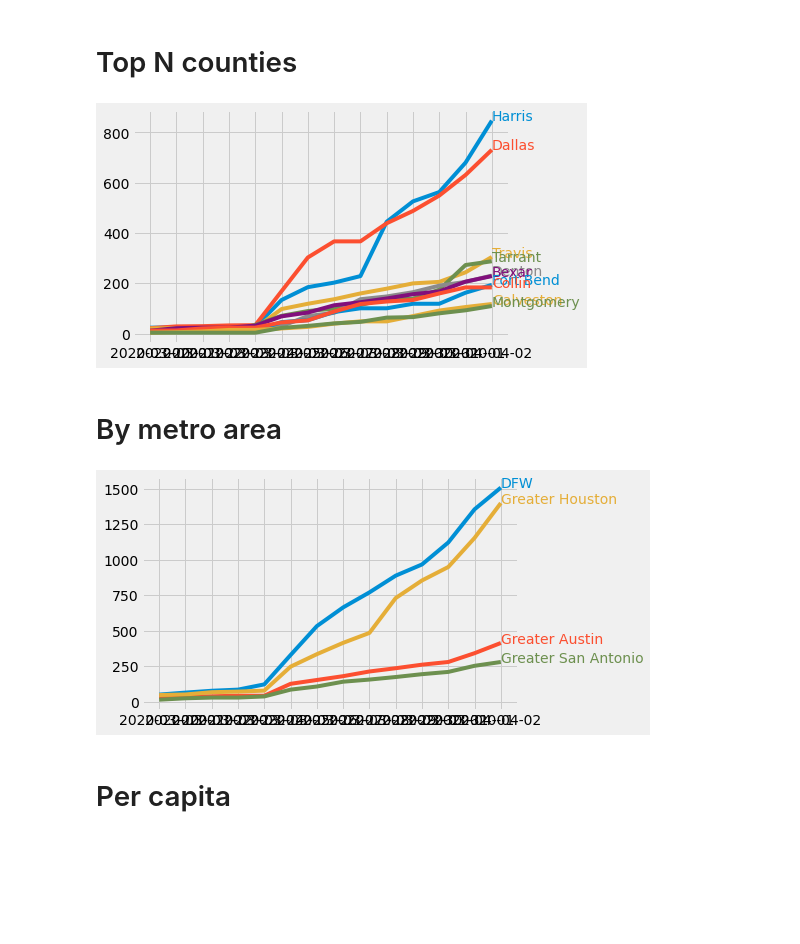
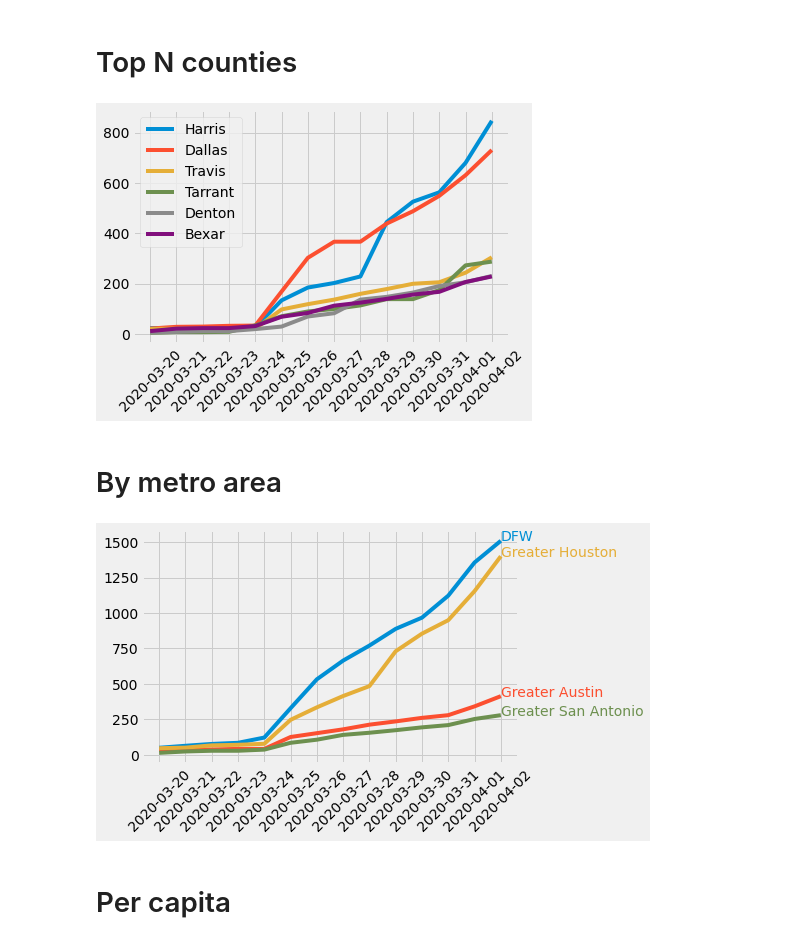
Before and after one commit to RasterBurn/texascovid19, a Jupyter notebook: notebooks/01_plots.ipynb, the cells around one changed output. Drawn from its saved outputs; the diff is of its cells as text; code cells hidden in the pictures; blank space fills up the shorter version.

Commit message:
make charts a little prettier

```diff
--- a/notebooks/01_plots.ipynb
+++ b/notebooks/01_plots.ipynb
@@ -18,7 +18,7 @@ Other dashboards may be using media reports to gather information about new case
 # %% [markdown]
 # Top N counties
 # %%
-TOP_N = 10
+TOP_N = 6
 # %%
 df_timeseries = data.get_timeseries()
 # %%
@@ -32,20 +32,17 @@ TOP_N_COUNTIES = df_ordered.index.tolist()[:TOP_N]
 # %%
 plt.style.use('fivethirtyeight')
 last_cnts = set()
 for county in TOP_N_COUNTIES:
     if county == "Pending County Assignment":
         continue
-    last_cnt = df_timeseries.loc[county][-1]
-    while last_cnt in last_cnts:
-        last_cnt -= 1
-    last_cnts.add(last_cnt)
     line = plt.plot(x, df_timeseries.loc[county], label=county)
     color = line[0].get_color()
-    plt.text(x[-1], last_cnt, county, color=color)
+#     plt.text(x[-1], df_timeseries.loc[county][-1], county, color=color)
+    plt.xticks(rotation=45)
 
-    #plt.legend()
+    plt.legend(loc='best')
 # %% [output]
-[figure, old version]
+[figure, new version]
 # %% [markdown]
 # By metro area
 # %%
@@ -53,17 +50,12 @@ df_metro = data.get_timeseries(agg_metro=True).drop('Other')
 # %%
 last_cnt = set()
 for metro in df_metro.index:
-    last_cnt = df_metro.loc[metro][-1]
-    while last_cnt in last_cnts:
-        last_cnt -= 1
-    last_cnts.add(last_cnt)
     line = plt.plot(x, df_metro.loc[metro], label=metro)
     color = line[0].get_color()
-    plt.text(x[-1], last_cnt, metro, color=color)
-
-    #plt
+    plt.text(x[-1], df_metro.loc[metro][-1], metro, color=color)
+    plt.xticks(rotation=45)
 # %% [output]
-[figure, old version]
+[figure, new version]
 # %% [markdown]
 # Per capita
 # %%
```
Also changed, not shown: parts of 1 cell of this notebook.
